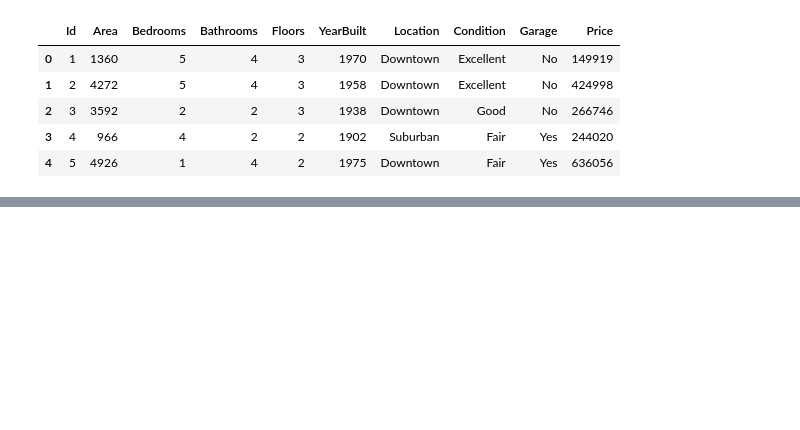
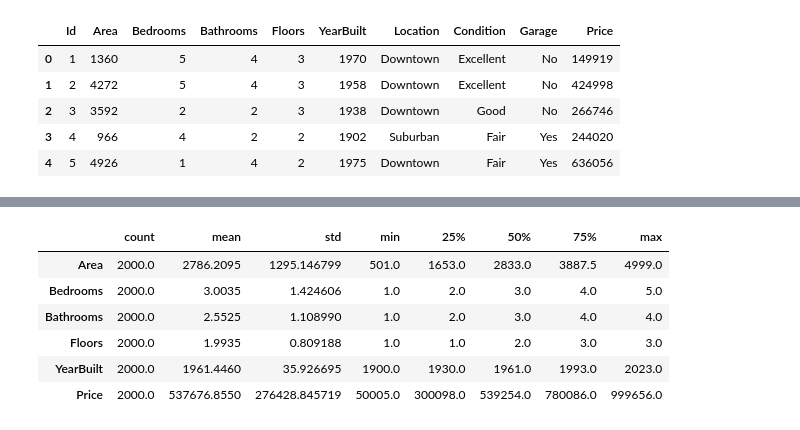
Before and after one commit to SoumalyaBhaduri/House-Price-Prediction, a Jupyter notebook: house-price-prediction.ipynb, the cells around one changed output, grey strips where cells are left out. Drawn from its saved outputs; the diff is of its cells as text; code cells hidden in the pictures; blank space fills up the shorter version.

```diff
--- a/house-price-prediction.ipynb
+++ b/house-price-prediction.ipynb
@@ -14,0 +29,10 @@ df.head()
+# %%
+df.describe().T
+# %% [output]
+|  | count | mean | std | min | 25% | 50% | 75% | max |
+| Area | 2000.0 | 2786.2095 | 1295.146799 | 501.0 | 1653.0 | 2833.0 | 3887.5 | 4999.0 |
+| Bedrooms | 2000.0 | 3.0035 | 1.424606 | 1.0 | 2.0 | 3.0 | 4.0 | 5.0 |
+| Bathrooms | 2000.0 | 2.5525 | 1.108990 | 1.0 | 2.0 | 3.0 | 4.0 | 4.0 |
+| Floors | 2000.0 | 1.9935 | 0.809188 | 1.0 | 1.0 | 2.0 | 3.0 | 3.0 |
+| YearBuilt | 2000.0 | 1961.4460 | 35.926695 | 1900.0 | 1930.0 | 1961.0 | 1993.0 | 2023.0 |
+| Price | 2000.0 | 537676.8550 | 276428.845719 | 50005.0 | 300098.0 | 539254.0 | 780086.0 | 999656.0 |
```
Also changed, not shown: parts of 15 cells of this notebook, 1 other file.
